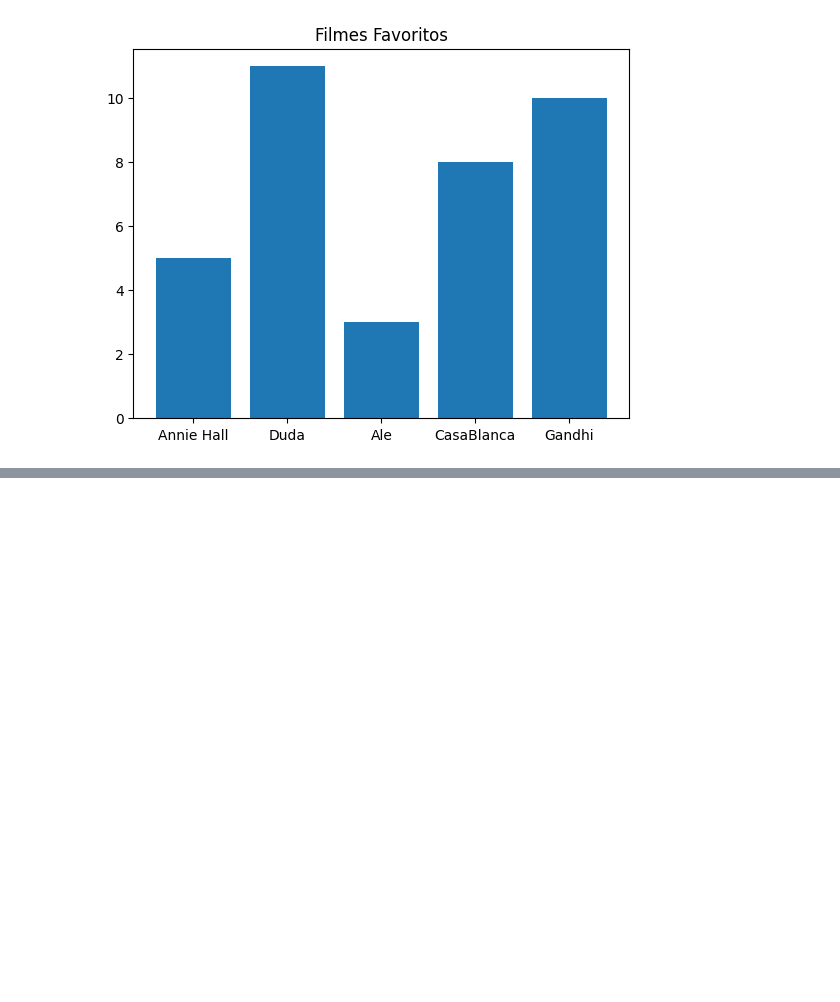
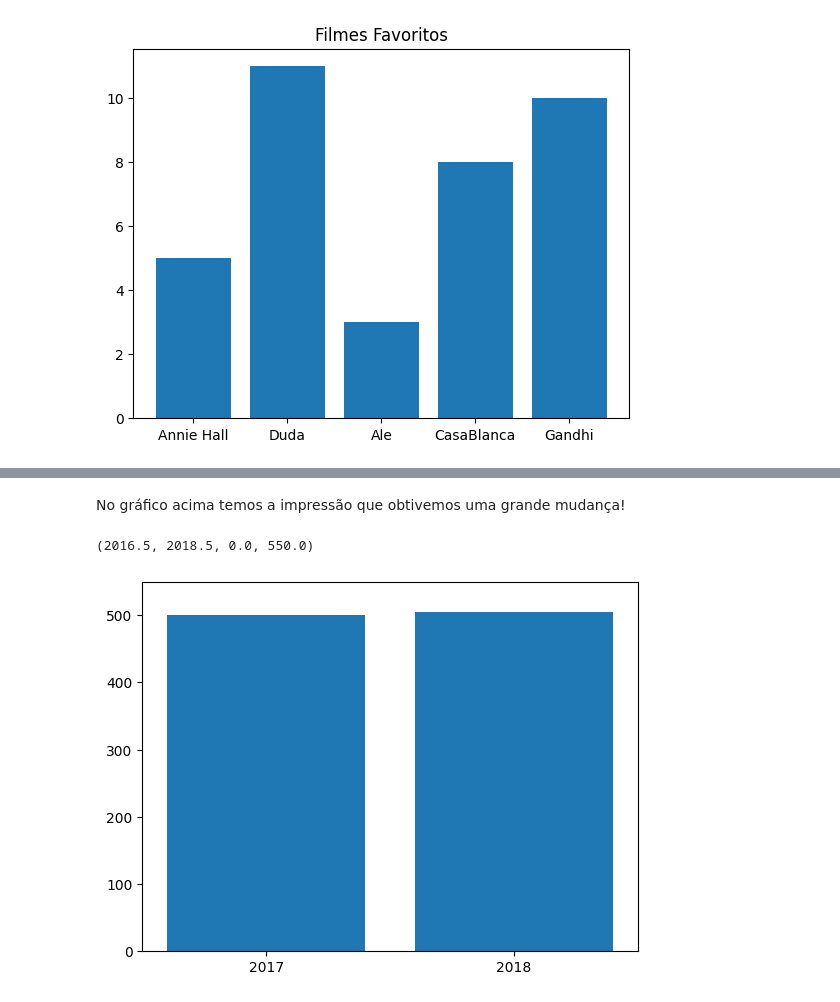
Before and after one commit to eduardamota/Data-Science-do-Zero, a Jupyter notebook: VisualizandoDados.ipynb, the cells around one changed output, grey strips where cells are left out. Cells and saved outputs as stored; diff of their text form; code cells hidden in the pictures; blank space fills up the shorter version.

```diff
--- a/VisualizandoDados.ipynb
+++ b/VisualizandoDados.ipynb
@@ -30,0 +68,13 @@ grades = [83,95,91,87,70,0,85,82,100,67,73,77,0]
+# %% [markdown]
+No gráfico acima temos a impressão que obtivemos uma grande mudança!
+# %%
+mentions = [500,505]
+years = [2017,2018]
+
+plt.bar(years, mentions, 0.8)
+plt.xticks(years)
+plt.ticklabel_format(useOffset=False) #desativa o deslocamento automático
+plt.axis([2016.5,2018.5,0,550])
+# %% [output]
+(2016.5, 2018.5, 0.0, 550.0)
+[figure, added]
```
Also changed, not shown: parts of 6 cells of this notebook.
